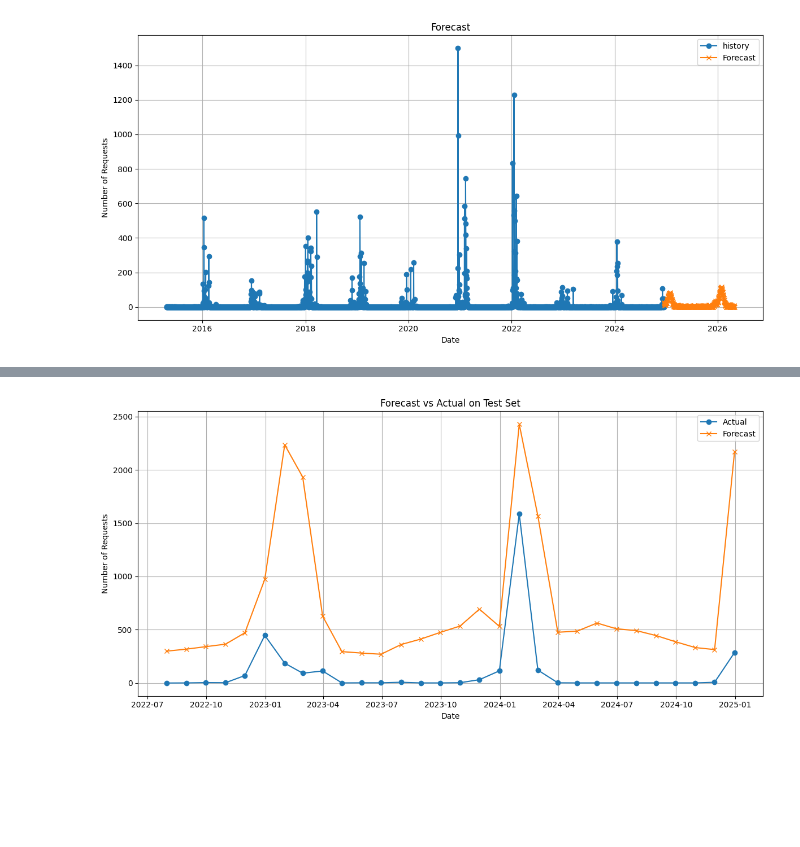
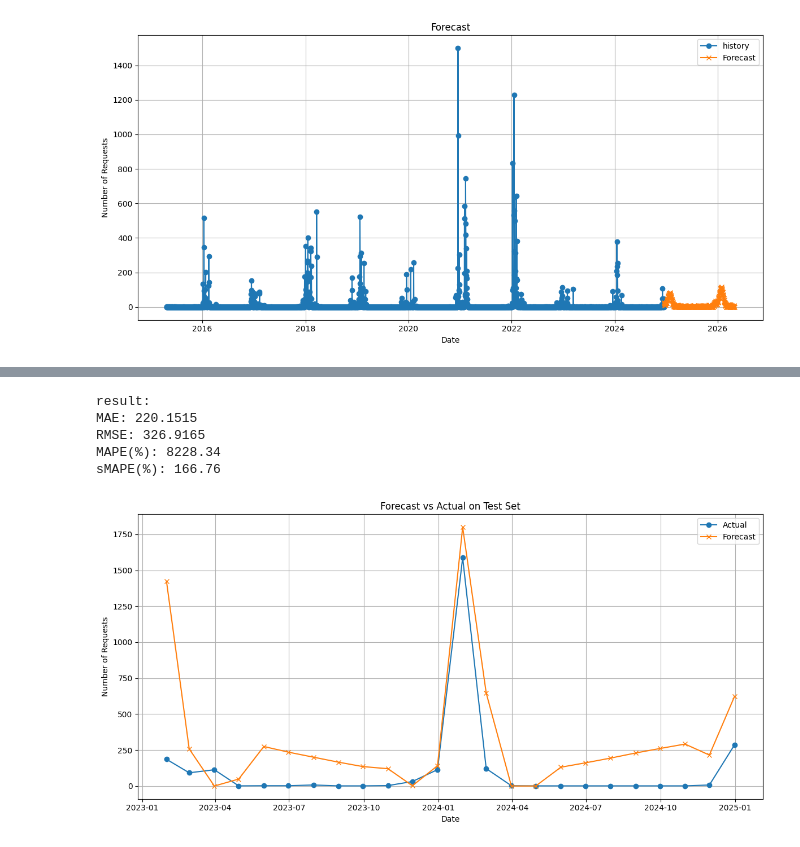
Before and after one commit to alankagiri/Machine_Learning_For_Public_Policy_Adding_Value_Project, a Jupyter notebook: forecast.ipynb, the cells around one changed output, grey strips where cells are left out. Cells and saved outputs as stored; diff of their text form; code cells hidden in the pictures; blank space fills up the shorter version.

Commit message:
Add files via upload
SARIMA+Random Forest+Prophet

```diff
--- a/forecast.ipynb
+++ b/forecast.ipynb
@@ -1079,0 +849,21 @@ RMSE: 786.17, MAE: 616.58, MAPE: inf%
+# %%
+from prophet import Prophet
+
+df_prophet_monthly = df_all_snow.reset_index()
+df_prophet_monthly.columns = ['ds', 'y','snowfall']
+
+train_df = df_prophet_monthly.iloc[:-24]
+test_df = df_prophet_monthly.iloc[-24:]
+
+model_prophet_monthly = Prophet(
+    growth='linear',
+    seasonality_mode='additive',
+    yearly_seasonality=True,
+    weekly_seasonality=False,
+    daily_seasonality=False
+)
+
+model_prophet_monthly.add_regressor('snowfall')
+model_prophet_monthly.fit(train_df)
+
+future = model_prophet_monthly.make_future_dataframe(periods=24, freq='M')
@@ -1080,16 +873,44 @@ RMSE: 786.17, MAE: 616.58, MAPE: inf%
+# %%
+future = df_prophet_monthly[['ds', 'snowfall']]
+
+
+forecast = model_prophet_monthly.predict(future)
+# %%
+y_true = test_df['y'].values
+y_pred = forecast.iloc[-24:]['yhat'].values
+y_pred = np.where(y_pred < 0, 0, y_pred)
+
+
+# rmse = mean_squared_error(y_true, y_pred, squared=False)
+# mae = mean_absolute_error(y_true, y_pred)
+# mape = np.mean(np.abs((y_true - y_pred) / y_true)) * 100
+
+# rmse, mae, mape
+
+metrics = calculate_metrics(y_true, y_pred)
+
+print("result:")
+for k, v in metrics.items():
+    print(f"{k}: {v}")
+# %% [output]
+result:
+MAE: 220.1515
+RMSE: 326.9165
+MAPE(%): 8228.34
+sMAPE(%): 166.76
 # %%
 import matplotlib.pyplot as plt
 plt.figure(figsize=(12, 6))
 plt.plot(test_df['ds'], test_df['y'], label='Actual', marker='o')
-plt.plot(test_df['ds'], forecast.iloc[-30:]['yhat'], label='Forecast', marker='x')
+plt.plot(test_df['ds'], y_pred, label='Forecast', marker='x')
 #plt.fill_between(test_df['ds'], y_pred['yhat_lower'], forecast['yhat_upper'], color='gray', alpha=0.2, label='Uncertainty Interval')
 plt.title('Forecast vs Actual on Test Set')
 plt.xlabel('Date')
 plt.ylabel('Number of Requests')
 plt.legend()
 plt.grid(True)
 plt.tight_layout()
 plt.show()
 # %% [output]
-[figure, old version]
+[figure, new version]
 # %%
```
Also changed, not shown: parts of 89 cells of this notebook.
